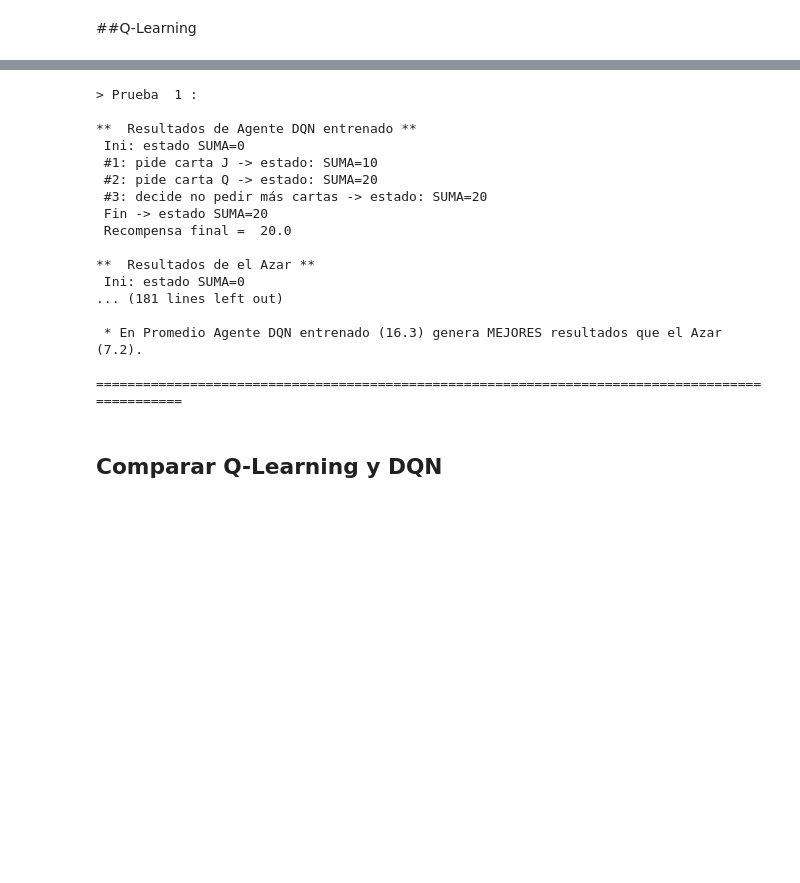
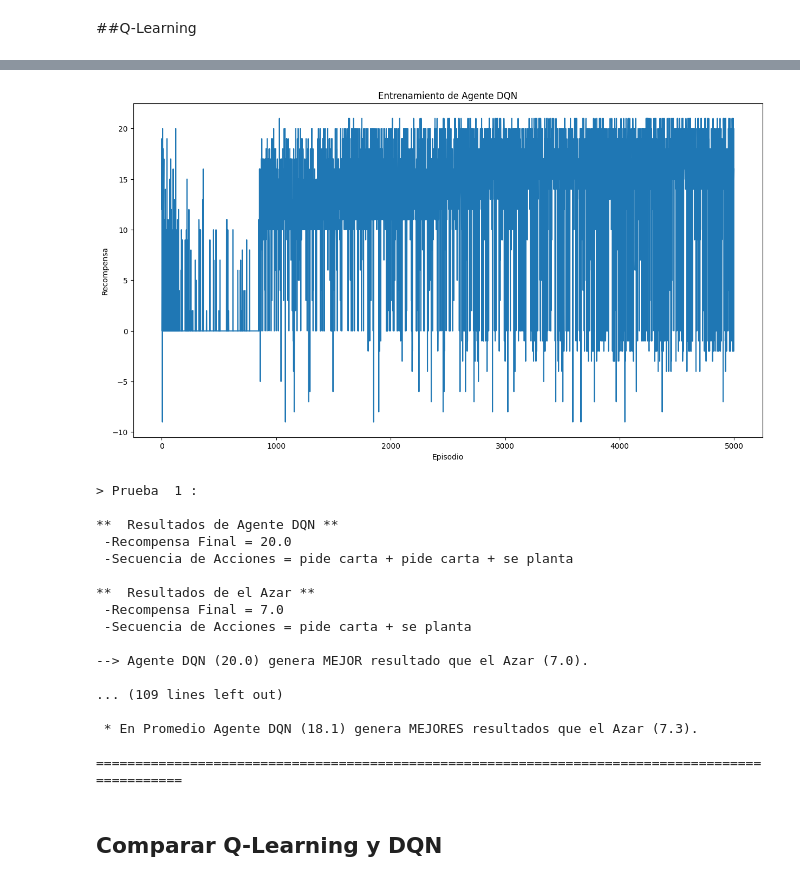
Before and after one commit to PGP-MachineLearning/demoRL, a Jupyter notebook: Q-Blackjack.ipynb, the cells around one changed output, grey strips where cells are left out. Cells and saved outputs as stored; diff of their text form; code cells hidden in the pictures; blank space fills up the shorter version.

```diff
--- a/Q-Blackjack.ipynb
+++ b/Q-Blackjack.ipynb
@@ -884,25 +1223,39 @@ if entrenar_DQN:
+# %%
+#@title Grafica entrenamiento de Agente DQN
+import matplotlib.pyplot as plt
+
+plt.figure(figsize=(15,8))
+plt.plot(rewards_per_episode)
+plt.xlabel('Episodio')
+plt.ylabel('Recompensa')
+plt.title('Entrenamiento de Agente DQN')
+plt.show()
+# %% [output]
+[figure, added]
 # %%
-#@title Probar el Agente DQN Entrenado contra el Azar
+#@title Probar DQN Entrenado contra el Azar
 cantidad_probar = 10 # @param {type:"integer"}
 
-if DQNpolicy is not None:
-  compararRtdosPolicy(cantidad_probar, eval_env, DQNpolicy, random_policy, "Agente DQN entrenado", "el Azar")
+if dqnAg is not None:
+  compararRtdosAgentes(cantidad_probar, envProblema,
+                      dqnAg, randomAgent,
+                      "Agente DQN", "el Azar")
 # %% [output]
 > Prueba  1 :
 
-**  Resultados de Agente DQN entrenado **
- Ini: estado SUMA=0
- #1: pide carta J -> estado: SUMA=10
- #2: pide carta Q -> estado: SUMA=20
- #3: decide no pedir más cartas -> estado: SUMA=20
- Fin -> estado SUMA=20
- Recompensa final =  20.0
+**  Resultados de Agente DQN **
+ -Recompensa Final = 20.0
+ -Secuencia de Acciones = pide carta + pide carta + se planta
 
 **  Resultados de el Azar **
- Ini: estado SUMA=0
-... (181 lines left out)
+ -Recompensa Final = 7.0
+ -Secuencia de Acciones = pide carta + se planta
 
- * En Promedio Agente DQN entrenado (16.3) genera MEJORES resultados que el Azar (7.2).
+--> Agente DQN (20.0) genera MEJOR resultado que el Azar (7.0).
+
+... (109 lines left out)
+
+ * En Promedio Agente DQN (18.1) genera MEJORES resultados que el Azar (7.3).
 
 ================================================================================================
 # %% [markdown]
```
Also changed, not shown: parts of 21 cells of this notebook.
